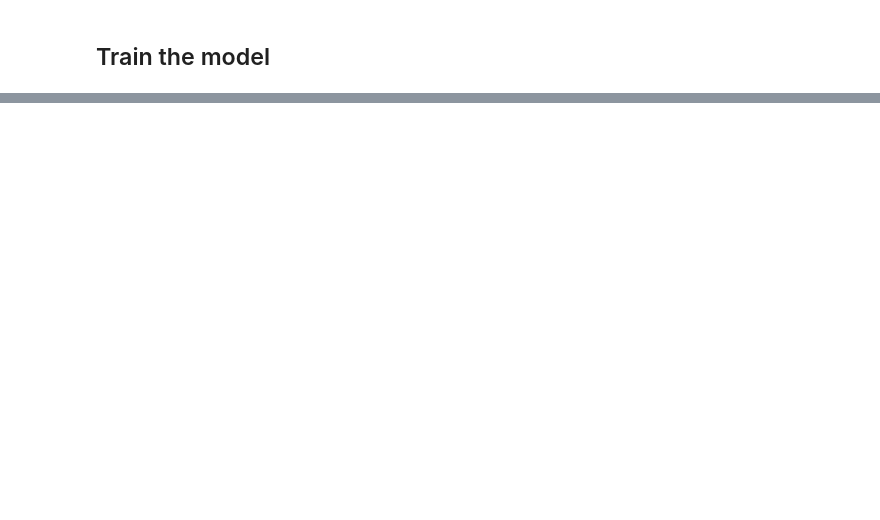
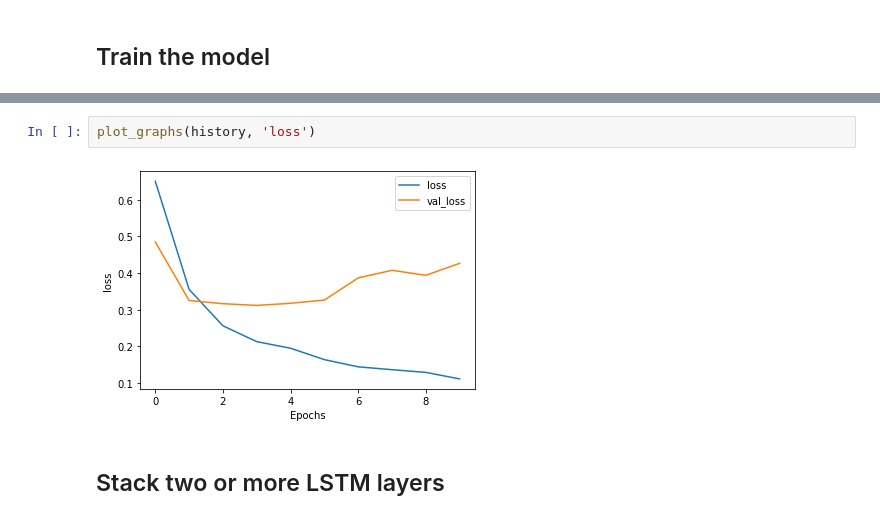
Before and after one commit to rahiakela/practical-machine-learning-with-tensorflow, a Jupyter notebook: text_classification_rnn.ipynb, the cells around one changed output, grey strips where cells are left out. Saved outputs shown, nothing was run; the diff lists cells and outputs as text; blank space fills up the shorter version.

```diff
--- a/text_classification_rnn.ipynb
+++ b/text_classification_rnn.ipynb
@@ -147,0 +221,6 @@ KeyboardInterrupt: ignored
+# %%
+plot_graphs(history, 'loss')
+# %% [output]
+[figure, added]
+# %% [markdown]
+## Stack two or more LSTM layers
```
Also changed, not shown: parts of 21 cells of this notebook.
